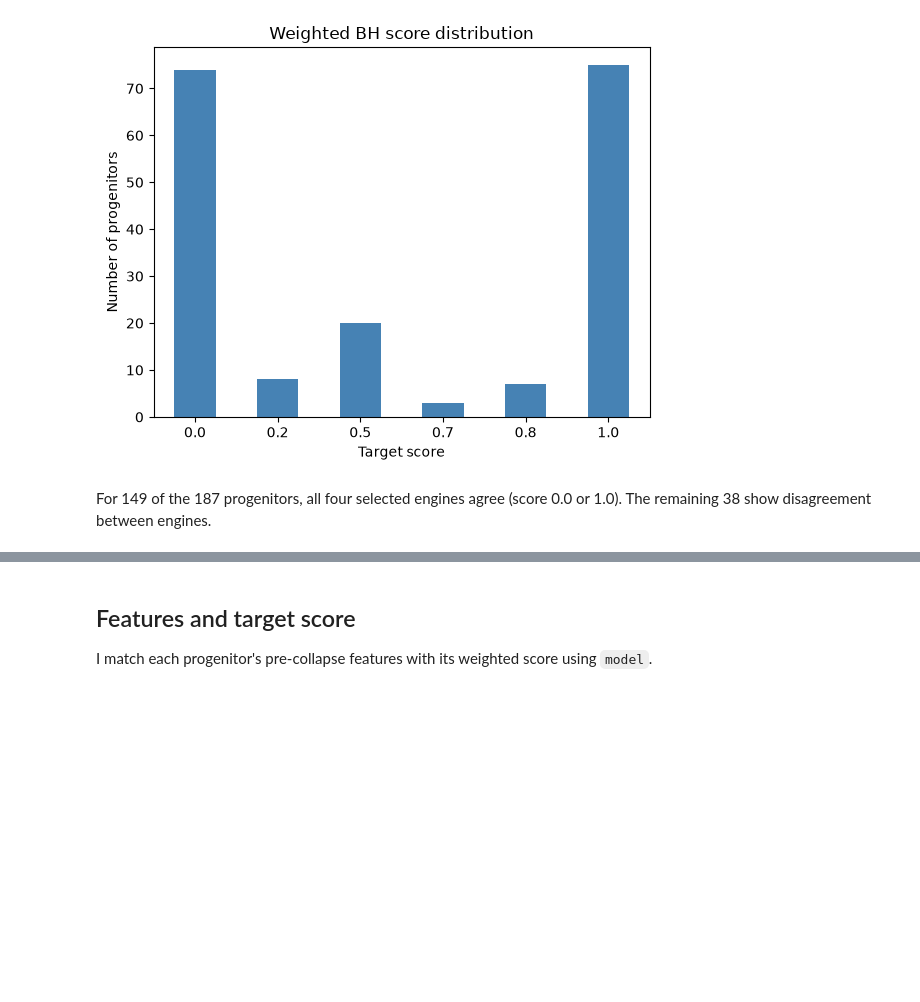
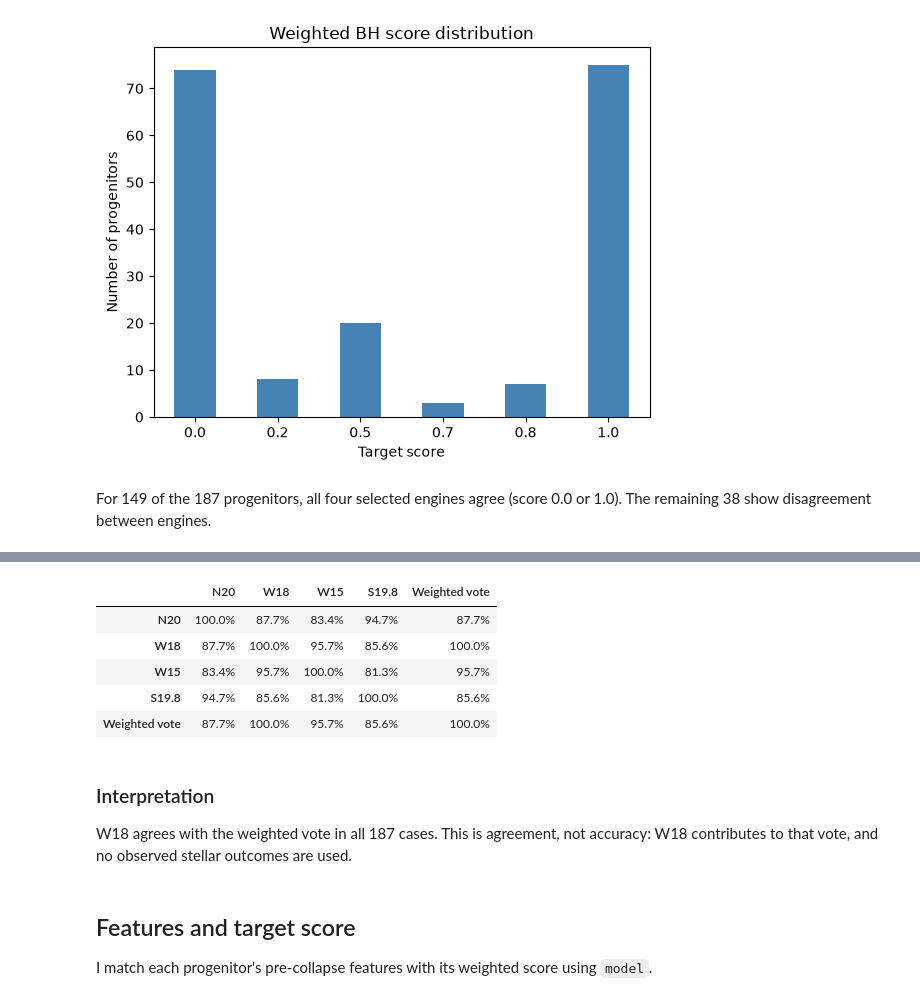
Before and after one commit to FedeMoroni/stellar-collapse-classification, a Jupyter notebook: notebooks/01_eda.ipynb, the cells around one changed output, grey strips where cells are left out. Cells and saved outputs as stored; diff of their text form; code cells hidden in the pictures; blank space fills up the shorter version.

```diff
--- a/notebooks/01_eda.ipynb
+++ b/notebooks/01_eda.ipynb
@@ -167,3 +172,28 @@ For 149 of the 187 progenitors, all four selected engines agree (score 0.0 or 1.
+# %%
+votes = target_scores[SELECTED_ENGINES].copy()
+votes["Weighted vote"] = [
+    "BH" if score >= 0.5 else "NS" for score in target_scores["target_score"]
+]
+
+labels = SELECTED_ENGINES + ["Weighted vote"]
+agreement = pd.DataFrame(index=labels, columns=labels)
+for row in labels:
+    for column in labels:
+        matches = (votes[row] == votes[column]).sum()
+        agreement.loc[row, column] = f"{100 * matches / len(votes):.1f}%"
+
+display(agreement)
+# %% [output]
+|  | N20 | W18 | W15 | S19.8 | Weighted vote |
+| N20 | 100.0% | 87.7% | 83.4% | 94.7% | 87.7% |
+| W18 | 87.7% | 100.0% | 95.7% | 85.6% | 100.0% |
+| W15 | 83.4% | 95.7% | 100.0% | 81.3% | 95.7% |
+| S19.8 | 94.7% | 85.6% | 81.3% | 100.0% | 85.6% |
+| Weighted vote | 87.7% | 100.0% | 95.7% | 85.6% | 100.0% |
+# %% [markdown]
+### Interpretation
+
+W18 agrees with the weighted vote in all 187 cases. This is agreement, not accuracy: W18 contributes to that vote, and no observed stellar outcomes are used.
 # %% [markdown]
 ## Features and target score
 
```
Also changed, not shown: parts of 5 cells of this notebook, 29 other files.
